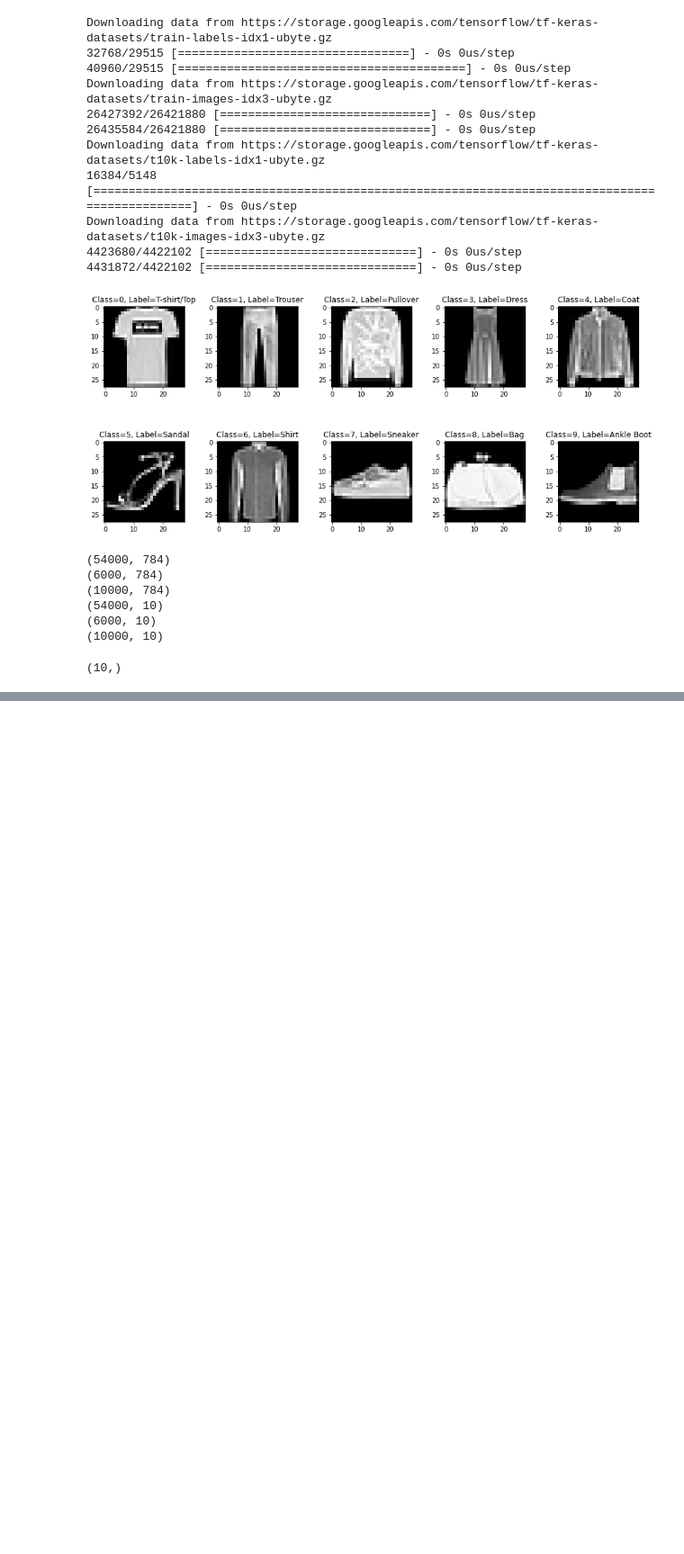
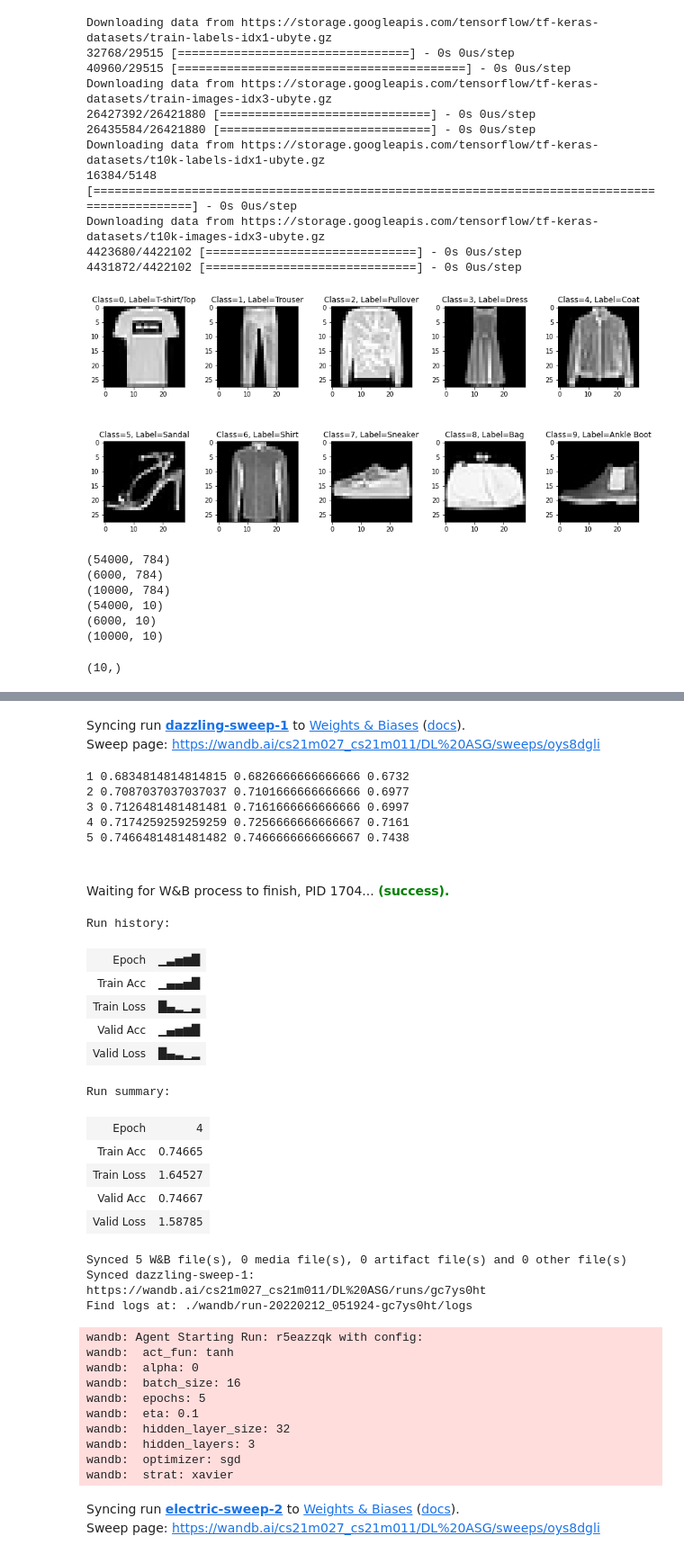
Before and after one commit to bhavya0324/FNN-from-scratch, a Jupyter notebook: Assignment_1.ipynb, the cells around one changed output, grey strips where cells are left out. Shown at 90% size. Saved outputs shown, nothing was run; the diff lists cells and outputs as text; code cells hidden in the pictures; blank space fills up the shorter version.

```diff
--- a/Assignment_1.ipynb
+++ b/Assignment_1.ipynb
@@ -222,5 +217,3 @@ W , b = initialize_network(dim, hl, ol, 'random')
-# %%
-a,h = forward_propagation(W,b,train_x[0],'sigmoid')
 # %%
 h[5].shape
 # %% [output]
@@ -227,0 +408,40 @@ h[5].shape
+# %%
+sweep_config_temp={
+  "name": "asg 1",
+  "method": "grid",
+  'metric': {
+      'name': 'Valid Acc',
+      'goal': 'maximize'
+    },
+  "parameters": {
+        "epochs": {
+            "values": [5,10]
+        },
+        "eta":{
+            "values":[0.1,0.001]
+        },
+        "hidden_layers":{
+            "values":[3,4,5]
+        },
+        "hidden_layer_size":{
+            "values":[32,64,128]
+        },
+        "optimizer":{
+            "values":['sgd']
+        },
+        "batch_size":{
+            "values":[16]
+        },
+        "alpha":{
+            "values":[0,0.0005]
+        },
+        "act_fun":{
+            "values":['tanh','relu','sigmoid']
+        },
+        "strat":{
+            "values":['random','xavier']
+        },
+    }
+}
+# %%
+sweep_id = wandb.sweep(sweep_config_temp, entity="cs21m027_cs21m011", project="DL ASG")
@@ -227,0 +451,3 @@ h[5].shape
+# %%
+wandb.agent(sweep_id, train)
+# %% [output]
@@ -227,0 +464,35 @@ h[5].shape
+Syncing run dazzling-sweep-1 to Weights & Biases (docs).
+Sweep page: https://wandb.ai/cs21m027_cs21m011/DL%20ASG/sweeps/oys8dgli
+1 0.6834814814814815 0.6826666666666666 0.6732
+2 0.7087037037037037 0.7101666666666666 0.6977
+3 0.7126481481481481 0.7161666666666666 0.6997
+4 0.7174259259259259 0.7256666666666667 0.7161
+5 0.7466481481481482 0.7466666666666667 0.7438
+Waiting for W&B process to finish, PID 1704... (success).
+Run history:
+| Epoch | ▁▃▅▆█ |
+| Train Acc | ▁▄▄▅█ |
+| Train Loss | █▄▂▁▃ |
+| Valid Acc | ▁▄▅▆█ |
+| Valid Loss | █▄▃▁▂ |
+Run summary:
+| Epoch | 4 |
+| Train Acc | 0.74665 |
+| Train Loss | 1.64527 |
+| Valid Acc | 0.74667 |
+| Valid Loss | 1.58785 |
+Synced 5 W&B file(s), 0 media file(s), 0 artifact file(s) and 0 other file(s)
+Synced dazzling-sweep-1: https://wandb.ai/cs21m027_cs21m011/DL%20ASG/runs/gc7ys0ht
+Find logs at: ./wandb/run-20220212_051924-gc7ys0ht/logs
+wandb: Agent Starting Run: r5eazzqk with config:
+wandb:  act_fun: tanh
+wandb:  alpha: 0
+wandb:  batch_size: 16
+wandb:  epochs: 5
+wandb:  eta: 0.1
+wandb:  hidden_layer_size: 32
+wandb:  hidden_layers: 3
+wandb:  optimizer: sgd
+wandb:  strat: xavier
+Syncing run electric-sweep-2 to Weights & Biases (docs).
+Sweep page: https://wandb.ai/cs21m027_cs21m011/DL%20ASG/sweeps/oys8dgli
```
Also changed, not shown: parts of 14 cells of this notebook.
